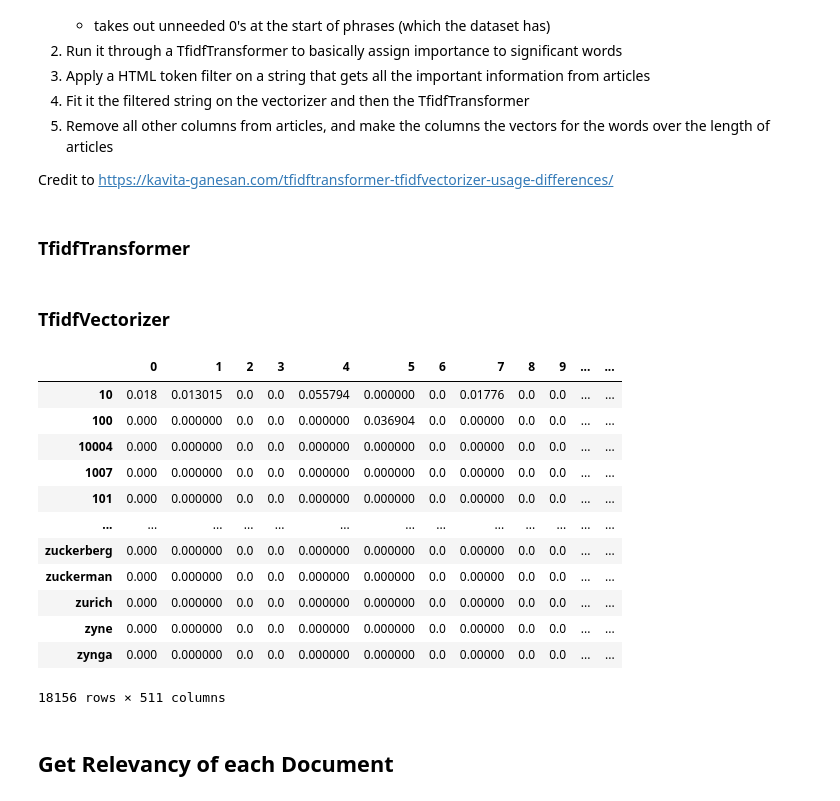
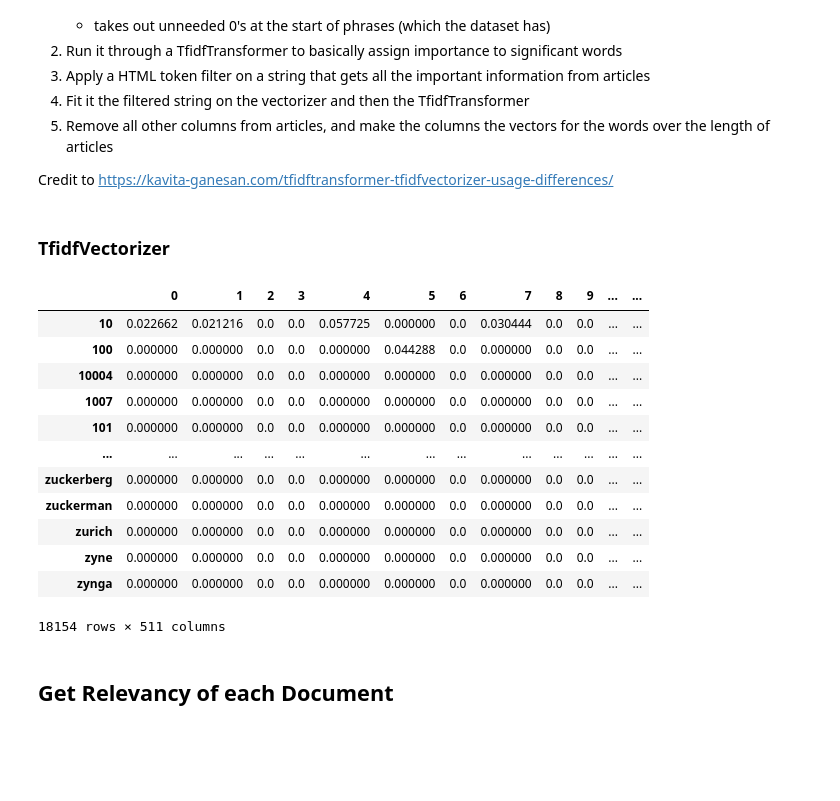
Before and after one commit to JiNathan/StockMarketPrediction, a Jupyter notebook: News_Data_Processing.ipynb, the cells around one changed output. Drawn from its saved outputs; the diff is of its cells as text; code cells hidden in the pictures; blank space fills up the shorter version.

```diff
--- a/News_Data_Processing.ipynb
+++ b/News_Data_Processing.ipynb
@@ -147,5 +155,3 @@ del dates_and_prices
 5. Remove all other columns from articles, and make the columns the vectors for the words over the length of articles
 
 Credit to https://kavita-ganesan.com/tfidftransformer-tfidfvectorizer-usage-differences/
-# %% [markdown]
-### TfidfTransformer
@@ -173,33 +160,33 @@ Credit to https://kavita-ganesan.com/tfidftransformer-tfidfvectorizer-usage-diff
 # %%
 # TfidfVectorizer
 
 from sklearn.feature_extraction.text import TfidfVectorizer
 import re
 #-------Vectorize articles, then run a TF-IDF library over it-------
 # Make tokenizer
-tfidf_vectorizer = TfidfVectorizer(use_idf=True, preprocessor=lambda word: re.sub(r'\b0+', '', word), analyzer='word' , stop_words='english')
+tfidf_vectorizer = TfidfVectorizer(use_idf=True, preprocessor=lambda word: re.sub(r'\b0+', '', word), analyzer='word' , stop_words='english', sublinear_tf=True)
 # Put everything into col[text] to get all data in one place. get rid of other data as needed
-text_row_func = lambda row: re.sub(r'&#[0-9]+;', '',
+text_row_func = lambda row: re.sub(r'&#/d+;', '',
     f'{row["title"]} {row["short_description"]} {row["description"] if pd.notna(row["description"]) else ""} {" ".join(row["keywords"])}'
     )
 # fit data
 transform_fit = tfidf_vectorizer.fit_transform(articles.apply(text_row_func, axis=1))
 articles = pd.DataFrame(transform_fit.toarray().transpose(), tfidf_vectorizer.get_feature_names_out())
 # shape should be (~20000 x 500)
 articles
 # %% [output]
 |  | 0 | 1 | 2 | 3 | 4 | 5 | 6 | 7 | 8 | 9 | ... | ... |
-| 10 | 0.018 | 0.013015 | 0.0 | 0.0 | 0.055794 | 0.000000 | 0.0 | 0.01776 | 0.0 | 0.0 | ... | ... |
-| 100 | 0.000 | 0.000000 | 0.0 | 0.0 | 0.000000 | 0.036904 | 0.0 | 0.00000 | 0.0 | 0.0 | ... | ... |
-| 10004 | 0.000 | 0.000000 | 0.0 | 0.0 | 0.000000 | 0.000000 | 0.0 | 0.00000 | 0.0 | 0.0 | ... | ... |
-| 1007 | 0.000 | 0.000000 | 0.0 | 0.0 | 0.000000 | 0.000000 | 0.0 | 0.00000 | 0.0 | 0.0 | ... | ... |
-| 101 | 0.000 | 0.000000 | 0.0 | 0.0 | 0.000000 | 0.000000 | 0.0 | 0.00000 | 0.0 | 0.0 | ... | ... |
+| 10 | 0.022662 | 0.021216 | 0.0 | 0.0 | 0.057725 | 0.000000 | 0.0 | 0.030444 | 0.0 | 0.0 | ... | ... |
+| 100 | 0.000000 | 0.000000 | 0.0 | 0.0 | 0.000000 | 0.044288 | 0.0 | 0.000000 | 0.0 | 0.0 | ... | ... |
+| 10004 | 0.000000 | 0.000000 | 0.0 | 0.0 | 0.000000 | 0.000000 | 0.0 | 0.000000 | 0.0 | 0.0 | ... | ... |
+| 1007 | 0.000000 | 0.000000 | 0.0 | 0.0 | 0.000000 | 0.000000 | 0.0 | 0.000000 | 0.0 | 0.0 | ... | ... |
+| 101 | 0.000000 | 0.000000 | 0.0 | 0.0 | 0.000000 | 0.000000 | 0.0 | 0.000000 | 0.0 | 0.0 | ... | ... |
 | ... | ... | ... | ... | ... | ... | ... | ... | ... | ... | ... | ... | ... |
-| zuckerberg | 0.000 | 0.000000 | 0.0 | 0.0 | 0.000000 | 0.000000 | 0.0 | 0.00000 | 0.0 | 0.0 | ... | ... |
-| zuckerman | 0.000 | 0.000000 | 0.0 | 0.0 | 0.000000 | 0.000000 | 0.0 | 0.00000 | 0.0 | 0.0 | ... | ... |
-| zurich | 0.000 | 0.000000 | 0.0 | 0.0 | 0.000000 | 0.000000 | 0.0 | 0.00000 | 0.0 | 0.0 | ... | ... |
-| zyne | 0.000 | 0.000000 | 0.0 | 0.0 | 0.000000 | 0.000000 | 0.0 | 0.00000 | 0.0 | 0.0 | ... | ... |
-| zynga | 0.000 | 0.000000 | 0.0 | 0.0 | 0.000000 | 0.000000 | 0.0 | 0.00000 | 0.0 | 0.0 | ... | ... |
+| zuckerberg | 0.000000 | 0.000000 | 0.0 | 0.0 | 0.000000 | 0.000000 | 0.0 | 0.000000 | 0.0 | 0.0 | ... | ... |
+| zuckerman | 0.000000 | 0.000000 | 0.0 | 0.0 | 0.000000 | 0.000000 | 0.0 | 0.000000 | 0.0 | 0.0 | ... | ... |
+| zurich | 0.000000 | 0.000000 | 0.0 | 0.0 | 0.000000 | 0.000000 | 0.0 | 0.000000 | 0.0 | 0.0 | ... | ... |
+| zyne | 0.000000 | 0.000000 | 0.0 | 0.0 | 0.000000 | 0.000000 | 0.0 | 0.000000 | 0.0 | 0.0 | ... | ... |
+| zynga | 0.000000 | 0.000000 | 0.0 | 0.0 | 0.000000 | 0.000000 | 0.0 | 0.000000 | 0.0 | 0.0 | ... | ... |
-18156 rows × 511 columns
+18154 rows × 511 columns
 # %% [markdown]
 ## Get Relevancy of each Document
```
Also changed, not shown: parts of 12 cells of this notebook.
